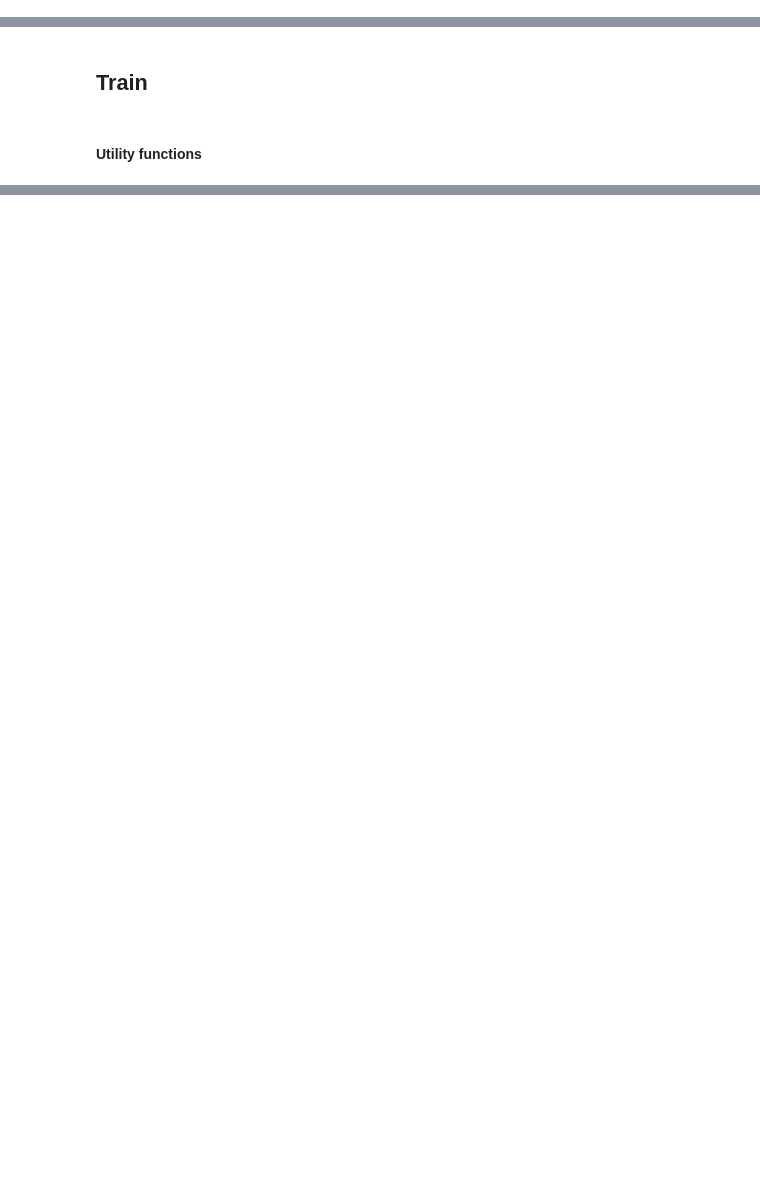
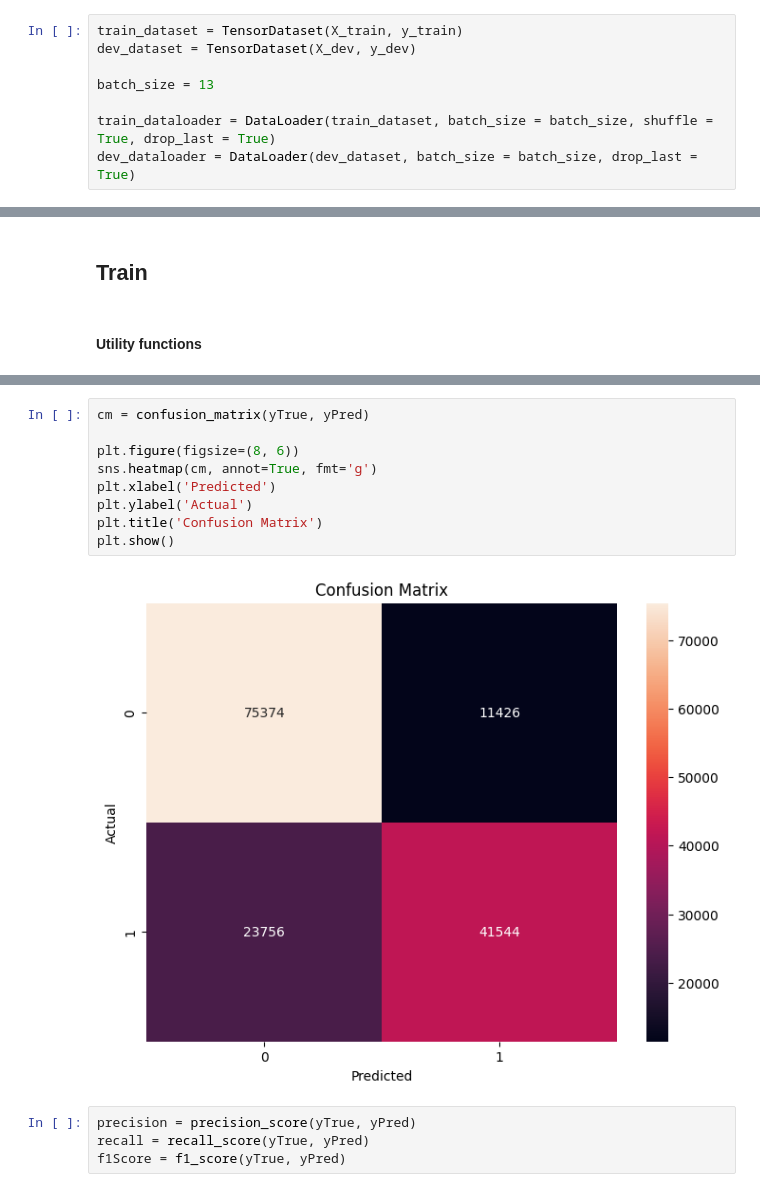
Before and after one commit to GentBinaku/nlp_tweet, a Jupyter notebook: TweetsClassifer.ipynb, the cells around one changed output, grey strips where cells are left out. Saved outputs shown, nothing was run; the diff lists cells and outputs as text; blank space fills up the shorter version.

```diff
--- a/TweetsClassifer.ipynb
+++ b/TweetsClassifer.ipynb
@@ -252,3 +276,11 @@ class TweetClassifierDataset(Dataset):
+# %%
+train_dataset = TensorDataset(X_train, y_train)
+dev_dataset = TensorDataset(X_dev, y_dev)
+
+batch_size = 13
+
+train_dataloader = DataLoader(train_dataset, batch_size = batch_size, shuffle = True, drop_last = True)
+dev_dataloader = DataLoader(dev_dataset, batch_size = batch_size, drop_last = True)
 # %% [markdown]
 ## Model Defintion
 # %% [markdown]
@@ -639,0 +462,15 @@ RuntimeError: cuDNN error: CUDNN_STATUS_BAD_PARAM_STREAM_MISMATCH
+# %%
+cm = confusion_matrix(yTrue, yPred)
+
+plt.figure(figsize=(8, 6))
+sns.heatmap(cm, annot=True, fmt='g')
+plt.xlabel('Predicted')
+plt.ylabel('Actual')
+plt.title('Confusion Matrix')
+plt.show()
+# %% [output]
+[figure, added]
+# %%
+precision = precision_score(yTrue, yPred)
+recall = recall_score(yTrue, yPred)
+f1Score = f1_score(yTrue, yPred)
```
Also changed, not shown: parts of 29 cells of this notebook.
